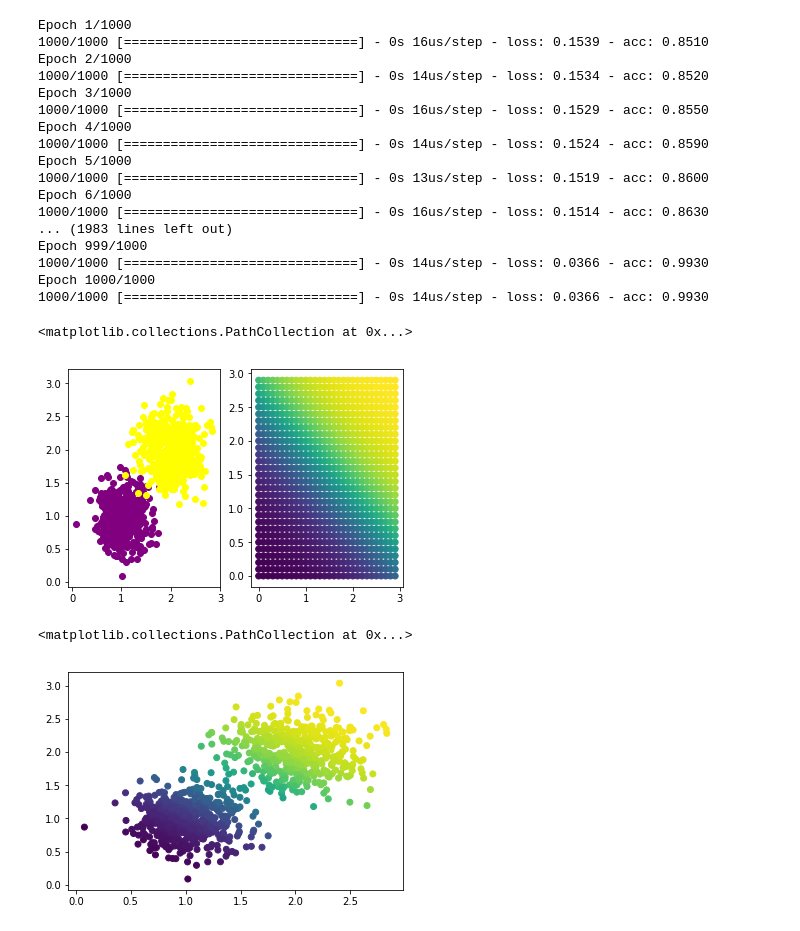
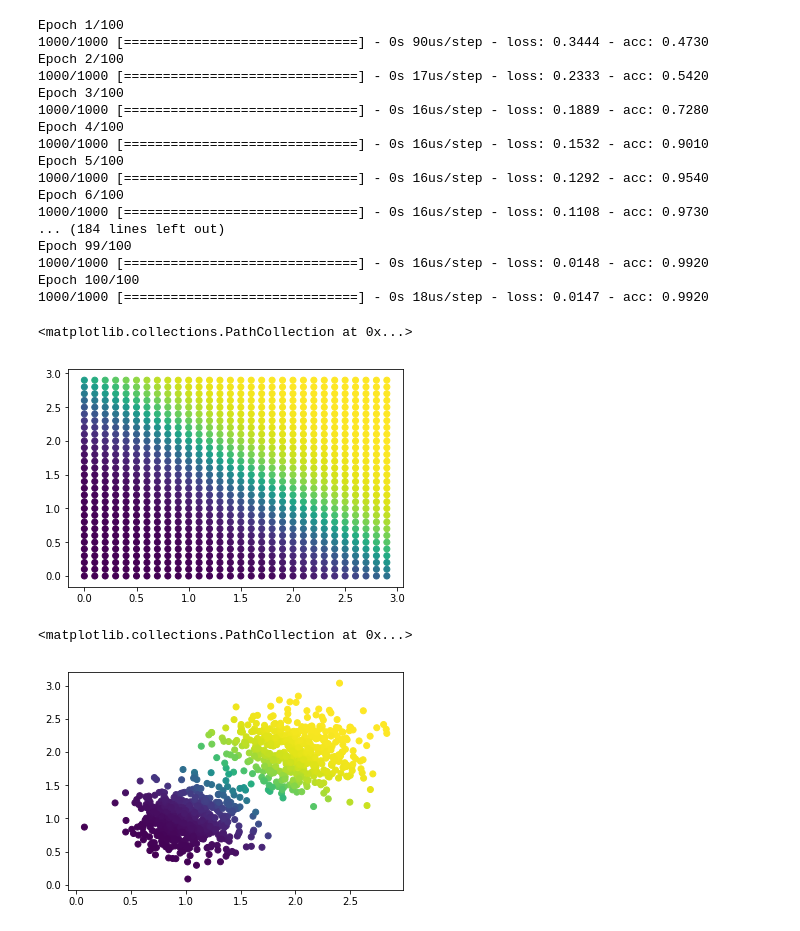
Before and after one commit to Markus-Goetz/gks-2019, a Jupyter notebook: Logistic Regression.ipynb, the cells around one changed output. Cells and saved outputs as stored; diff of their text form; code cells hidden in the pictures.

```diff
--- a/Logistic Regression.ipynb
+++ b/Logistic Regression.ipynb
@@ -9,4 +14,4 @@ inputDim = 2
 outputDim = 1
 # %%
 batchSize = 50
-nEpochs = 1000
+nEpochs = 100
@@ -90,51 +107,48 @@ model = Sequential()
 model.add(Dense(outputDim, input_dim=inputDim, activation='sigmoid'))
 # %%
 sgd = SGD(lr=0.05, decay=1e-6, momentum=0.9)
-model.compile(optimizer='sgd', loss='mse', metrics=['accuracy'])
+model.compile(optimizer=sgd, loss='mse', metrics=['accuracy'])
 # %%
 fit = model.fit(xs, ys, batch_size=batchSize, epochs=nEpochs)
 # %% [output]
-Epoch 1/1000
-1000/1000 [==============================] - 0s 16us/step - loss: 0.1539 - acc: 0.8510
-Epoch 2/1000
-1000/1000 [==============================] - 0s 14us/step - loss: 0.1534 - acc: 0.8520
-Epoch 3/1000
-1000/1000 [==============================] - 0s 16us/step - loss: 0.1529 - acc: 0.8550
-Epoch 4/1000
-1000/1000 [==============================] - 0s 14us/step - loss: 0.1524 - acc: 0.8590
-Epoch 5/1000
-1000/1000 [==============================] - 0s 13us/step - loss: 0.1519 - acc: 0.8600
-Epoch 6/1000
-1000/1000 [==============================] - 0s 16us/step - loss: 0.1514 - acc: 0.8630
-... (1983 lines left out)
-Epoch 999/1000
-1000/1000 [==============================] - 0s 14us/step - loss: 0.0366 - acc: 0.9930
-Epoch 1000/1000
-1000/1000 [==============================] - 0s 14us/step - loss: 0.0366 - acc: 0.9930
+Epoch 1/100
+1000/1000 [==============================] - 0s 90us/step - loss: 0.3444 - acc: 0.4730
+Epoch 2/100
+1000/1000 [==============================] - 0s 17us/step - loss: 0.2333 - acc: 0.5420
+Epoch 3/100
+1000/1000 [==============================] - 0s 16us/step - loss: 0.1889 - acc: 0.7280
+Epoch 4/100
+1000/1000 [==============================] - 0s 16us/step - loss: 0.1532 - acc: 0.9010
+Epoch 5/100
+1000/1000 [==============================] - 0s 16us/step - loss: 0.1292 - acc: 0.9540
+Epoch 6/100
+1000/1000 [==============================] - 0s 16us/step - loss: 0.1108 - acc: 0.9730
+... (184 lines left out)
+Epoch 99/100
+1000/1000 [==============================] - 0s 16us/step - loss: 0.0148 - acc: 0.9920
+Epoch 100/100
+1000/1000 [==============================] - 0s 18us/step - loss: 0.0147 - acc: 0.9920
 # %%
 ls = np.zeros((30, 30))
 ms = np.zeros((30, 30))
 ns = np.zeros((30, 30))
 for i in range(30):
     for j in range(30):
         ms[i, j] = i/10
         ns[i, j] = j/10
         ls[i, j] = model.predict(np.array([ms[i, j], ns[i, j]]).reshape((1, 2)))
 ms.flatten()
 ns.flatten()
 ls.flatten()
 
-fig, (ax1, ax2) = plt.subplots(1, 2)
+# fig, (ax1, ax2) = plt.subplots(1, 2)
 
-ax1.scatter(*zip(*x1), c='purple')
-ax1.scatter(*zip(*x2), c='yellow')
-
-ax2.scatter(ms, ns, c=ls)
+plt.scatter(ms, ns, c=ls)
 # %% [output]
 <matplotlib.collections.PathCollection at 0x...>
-[figure, old version]
+[figure, new version]
 # %%
 plt.scatter(*zip(*xs), c=model.predict(xs, batchSize).reshape(nSamples, ))
 # %% [output]
 <matplotlib.collections.PathCollection at 0x...>
-[figure, old version]
+[figure, new version]
```
Also changed, not shown: parts of 13 cells of this notebook.
